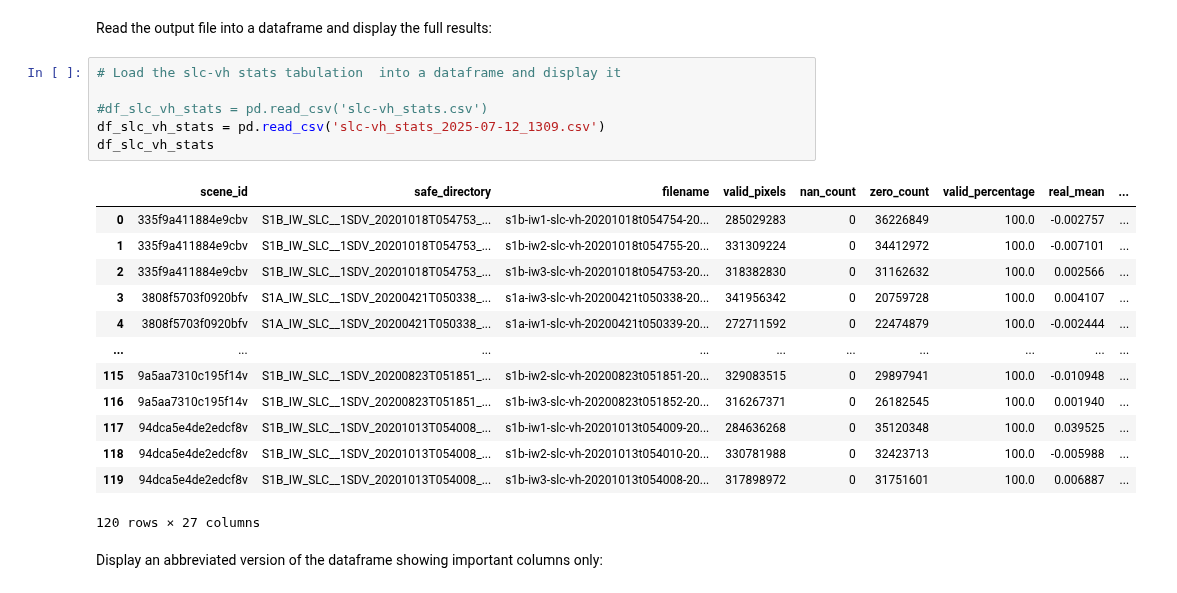
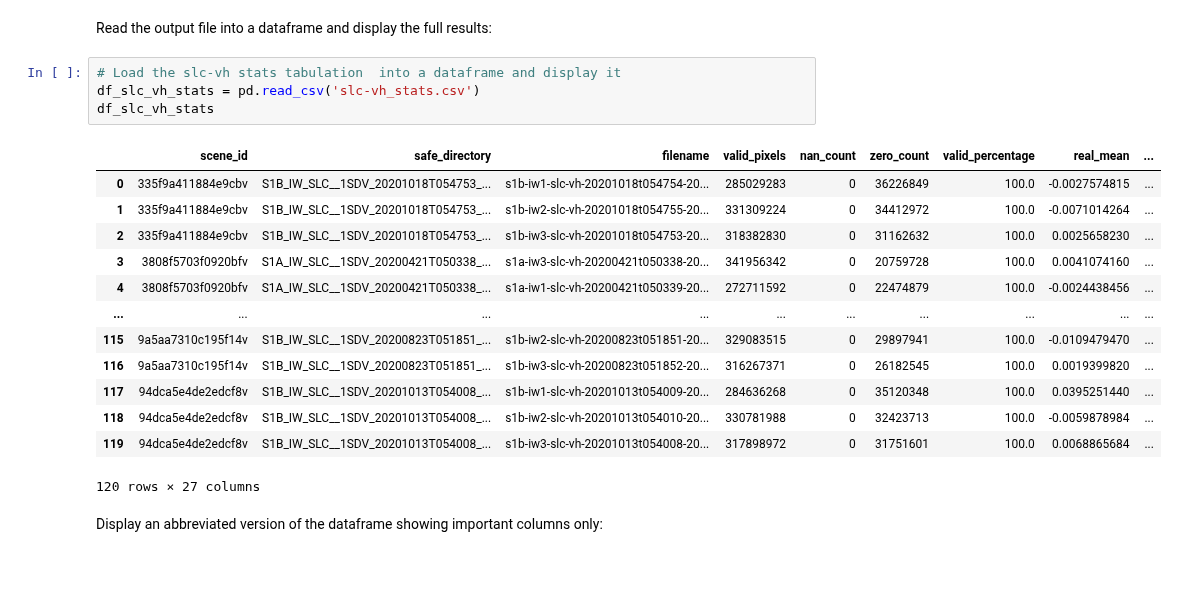
Before and after one commit to pmillitz/SARship-detect, a Jupyter notebook: working/SARFish_Project_Part_1.ipynb, the cells around one changed output. Saved outputs shown, nothing was run; the diff lists cells and outputs as text.

```diff
--- a/working/SARFish_Project_Part_1.ipynb
+++ b/working/SARFish_Project_Part_1.ipynb
@@ -398,23 +368,21 @@ options:
 Read the output file into a dataframe and display the full results:
 # %%
 # Load the slc-vh stats tabulation  into a dataframe and display it
-
-#df_slc_vh_stats = pd.read_csv('slc-vh_stats.csv')
-df_slc_vh_stats = pd.read_csv('slc-vh_stats_2025-07-12_1309.csv')
+df_slc_vh_stats = pd.read_csv('slc-vh_stats.csv')
 df_slc_vh_stats
 # %% [output]
 |  | scene_id | safe_directory | filename | valid_pixels | nan_count | zero_count | valid_percentage | real_mean | ... |
-| 0 | 335f9a411884e9cbv | S1B_IW_SLC__1SDV_20201018T054753_... | s1b-iw1-slc-vh-20201018t054754-20... | 285029283 | 0 | 36226849 | 100.0 | -0.002757 | ... |
-| 1 | 335f9a411884e9cbv | S1B_IW_SLC__1SDV_20201018T054753_... | s1b-iw2-slc-vh-20201018t054755-20... | 331309224 | 0 | 34412972 | 100.0 | -0.007101 | ... |
-| 2 | 335f9a411884e9cbv | S1B_IW_SLC__1SDV_20201018T054753_... | s1b-iw3-slc-vh-20201018t054753-20... | 318382830 | 0 | 31162632 | 100.0 | 0.002566 | ... |
-| 3 | 3808f5703f0920bfv | S1A_IW_SLC__1SDV_20200421T050338_... | s1a-iw3-slc-vh-20200421t050338-20... | 341956342 | 0 | 20759728 | 100.0 | 0.004107 | ... |
-| 4 | 3808f5703f0920bfv | S1A_IW_SLC__1SDV_20200421T050338_... | s1a-iw1-slc-vh-20200421t050339-20... | 272711592 | 0 | 22474879 | 100.0 | -0.002444 | ... |
+| 0 | 335f9a411884e9cbv | S1B_IW_SLC__1SDV_20201018T054753_... | s1b-iw1-slc-vh-20201018t054754-20... | 285029283 | 0 | 36226849 | 100.0 | -0.0027574815 | ... |
+| 1 | 335f9a411884e9cbv | S1B_IW_SLC__1SDV_20201018T054753_... | s1b-iw2-slc-vh-20201018t054755-20... | 331309224 | 0 | 34412972 | 100.0 | -0.0071014264 | ... |
+| 2 | 335f9a411884e9cbv | S1B_IW_SLC__1SDV_20201018T054753_... | s1b-iw3-slc-vh-20201018t054753-20... | 318382830 | 0 | 31162632 | 100.0 | 0.0025658230 | ... |
+| 3 | 3808f5703f0920bfv | S1A_IW_SLC__1SDV_20200421T050338_... | s1a-iw3-slc-vh-20200421t050338-20... | 341956342 | 0 | 20759728 | 100.0 | 0.0041074160 | ... |
+| 4 | 3808f5703f0920bfv | S1A_IW_SLC__1SDV_20200421T050338_... | s1a-iw1-slc-vh-20200421t050339-20... | 272711592 | 0 | 22474879 | 100.0 | -0.0024438456 | ... |
 | ... | ... | ... | ... | ... | ... | ... | ... | ... | ... |
-| 115 | 9a5aa7310c195f14v | S1B_IW_SLC__1SDV_20200823T051851_... | s1b-iw2-slc-vh-20200823t051851-20... | 329083515 | 0 | 29897941 | 100.0 | -0.010948 | ... |
-| 116 | 9a5aa7310c195f14v | S1B_IW_SLC__1SDV_20200823T051851_... | s1b-iw3-slc-vh-20200823t051852-20... | 316267371 | 0 | 26182545 | 100.0 | 0.001940 | ... |
-| 117 | 94dca5e4de2edcf8v | S1B_IW_SLC__1SDV_20201013T054008_... | s1b-iw1-slc-vh-20201013t054009-20... | 284636268 | 0 | 35120348 | 100.0 | 0.039525 | ... |
-| 118 | 94dca5e4de2edcf8v | S1B_IW_SLC__1SDV_20201013T054008_... | s1b-iw2-slc-vh-20201013t054010-20... | 330781988 | 0 | 32423713 | 100.0 | -0.005988 | ... |
-| 119 | 94dca5e4de2edcf8v | S1B_IW_SLC__1SDV_20201013T054008_... | s1b-iw3-slc-vh-20201013t054008-20... | 317898972 | 0 | 31751601 | 100.0 | 0.006887 | ... |
+| 115 | 9a5aa7310c195f14v | S1B_IW_SLC__1SDV_20200823T051851_... | s1b-iw2-slc-vh-20200823t051851-20... | 329083515 | 0 | 29897941 | 100.0 | -0.0109479470 | ... |
+| 116 | 9a5aa7310c195f14v | S1B_IW_SLC__1SDV_20200823T051851_... | s1b-iw3-slc-vh-20200823t051852-20... | 316267371 | 0 | 26182545 | 100.0 | 0.0019399820 | ... |
+| 117 | 94dca5e4de2edcf8v | S1B_IW_SLC__1SDV_20201013T054008_... | s1b-iw1-slc-vh-20201013t054009-20... | 284636268 | 0 | 35120348 | 100.0 | 0.0395251440 | ... |
+| 118 | 94dca5e4de2edcf8v | S1B_IW_SLC__1SDV_20201013T054008_... | s1b-iw2-slc-vh-20201013t054010-20... | 330781988 | 0 | 32423713 | 100.0 | -0.0059878984 | ... |
+| 119 | 94dca5e4de2edcf8v | S1B_IW_SLC__1SDV_20201013T054008_... | s1b-iw3-slc-vh-20201013t054008-20... | 317898972 | 0 | 31751601 | 100.0 | 0.0068865684 | ... |
 120 rows × 27 columns
 # %% [markdown]
 Display an abbreviated version of the dataframe showing important columns only:
```
Also changed, not shown: parts of 14 cells of this notebook.
